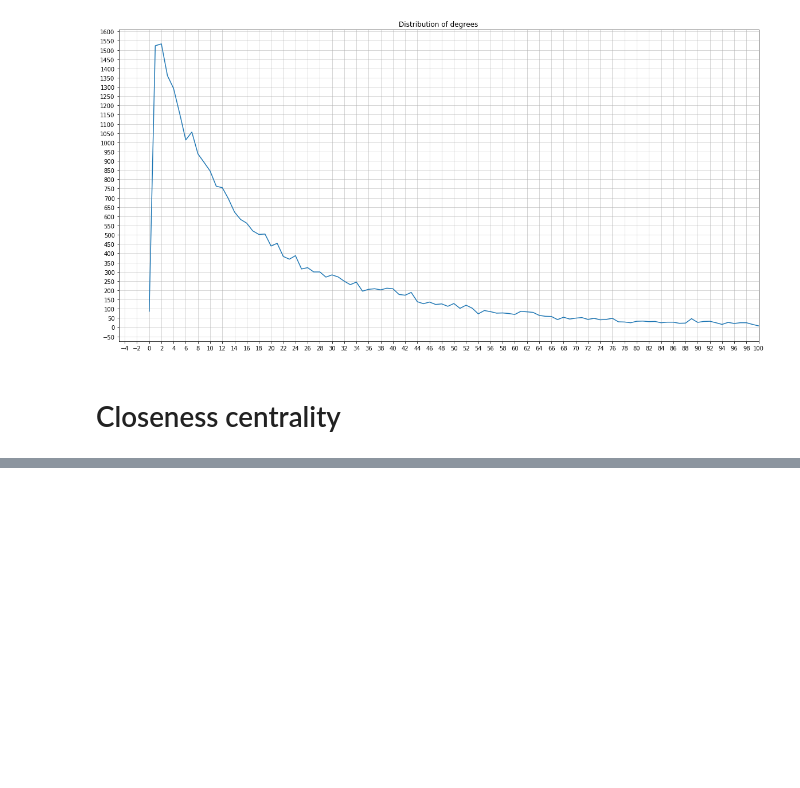
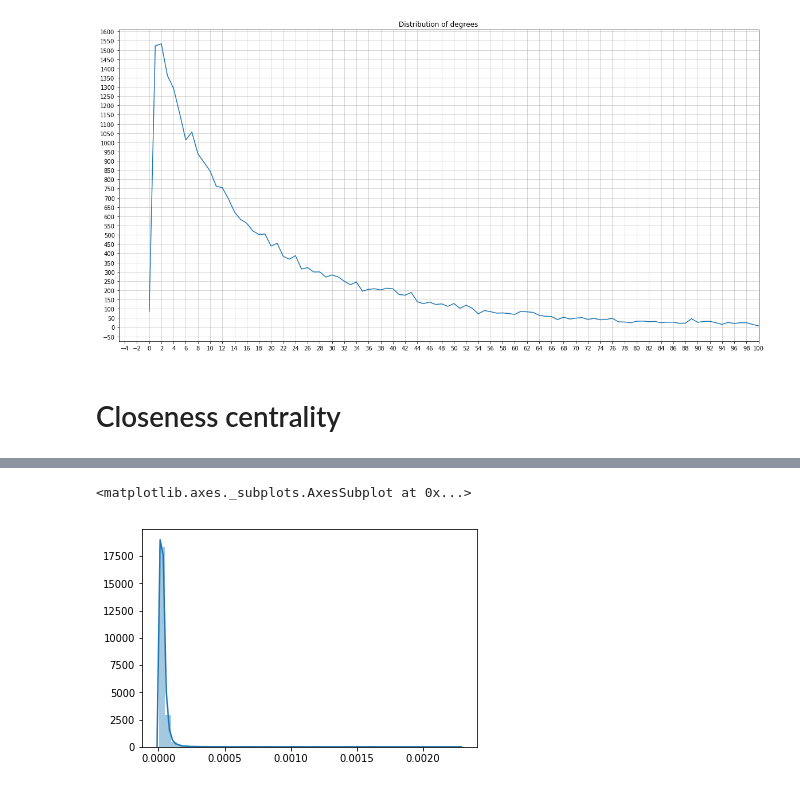
Before and after one commit to armitakhn/NLP_project, a Jupyter notebook: notebook/Graph analysis.ipynb, the cells around one changed output, grey strips where cells are left out. Cells and saved outputs as stored; diff of their text form; code cells hidden in the pictures; blank space fills up the shorter version.

```diff
--- a/notebook/Graph analysis.ipynb
+++ b/notebook/Graph analysis.ipynb
@@ -162,0 +189,5 @@ Finding community takes 110.6980 s
+# %%
+sb.distplot(pr_arr)
+# %% [output]
+<matplotlib.axes._subplots.AxesSubplot at 0x...>
+[figure, added]
```
Also changed, not shown: parts of 11 cells of this notebook, 3 other files.
